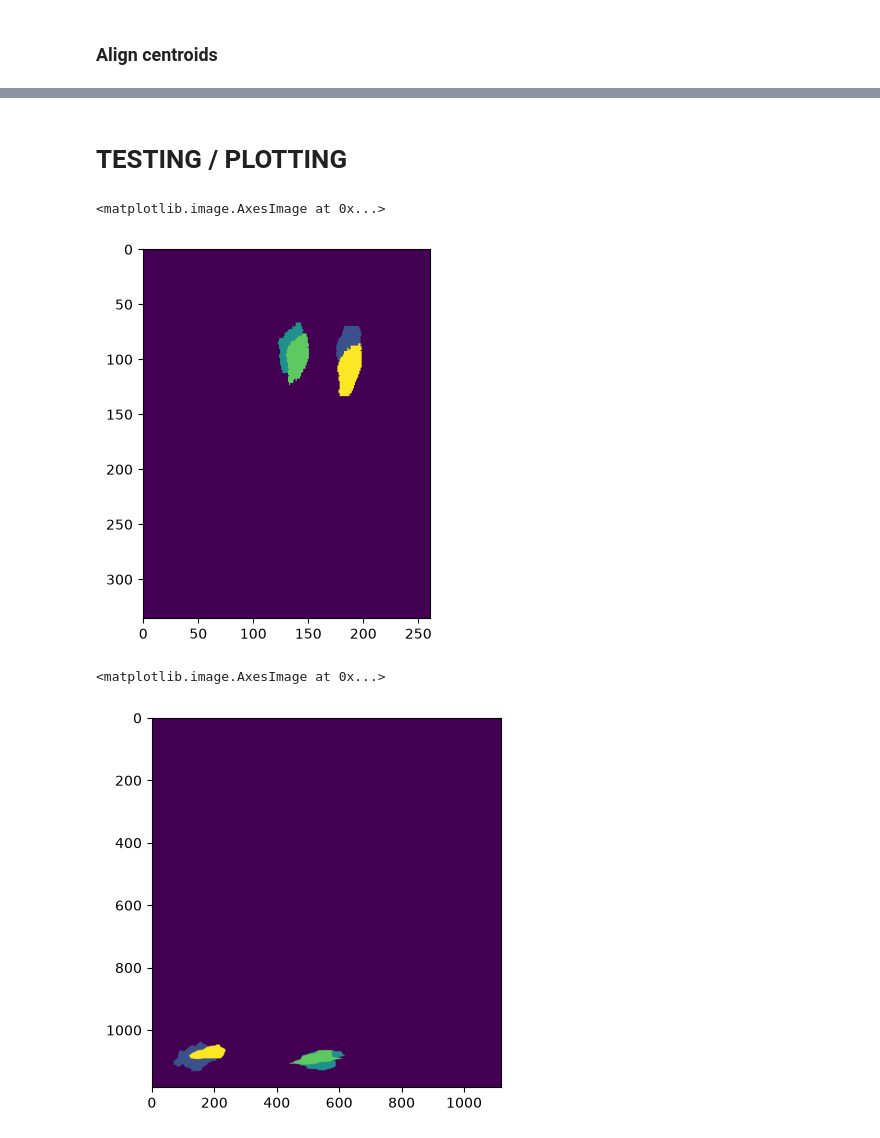
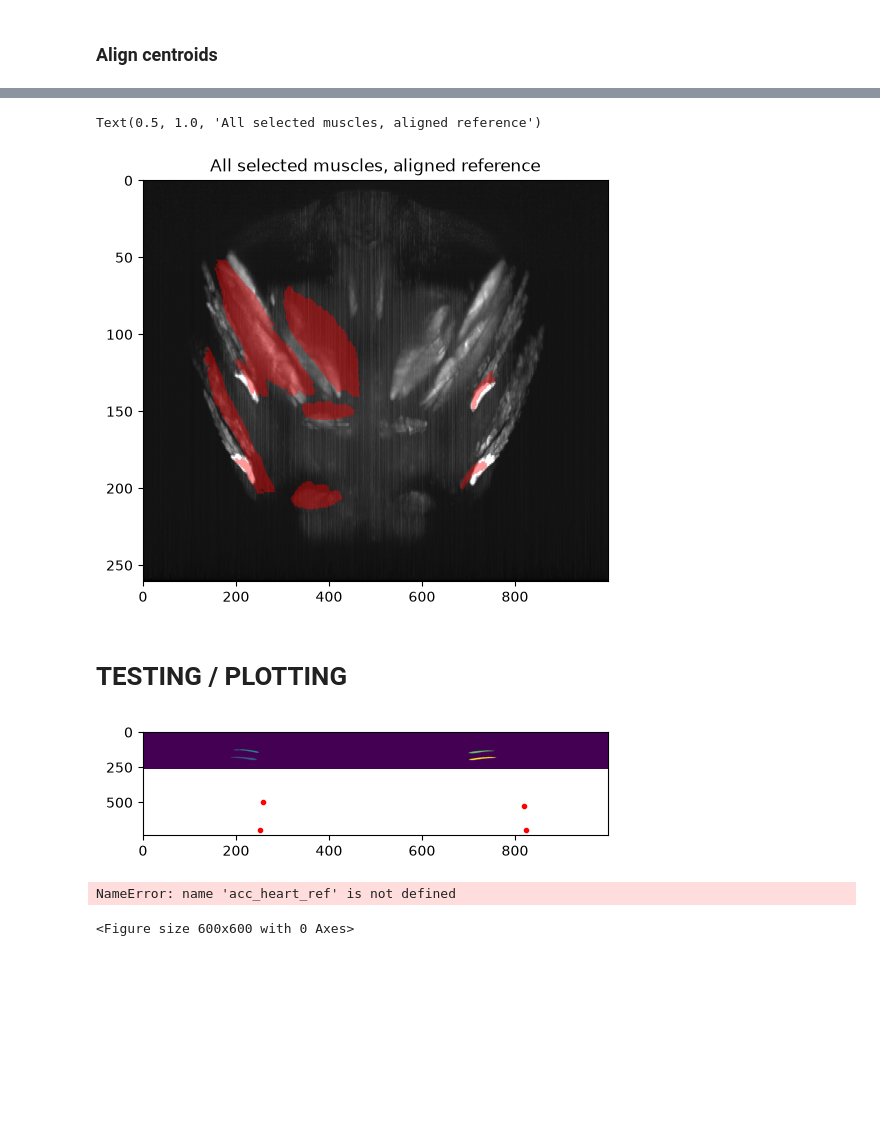
Before and after one commit to azmaite/Devel, a Jupyter notebook: Pupa_muscle_imaging/scape/MANUAL/align_acc_heart.ipynb, the cells around one changed output, grey strips where cells are left out. Cells and saved outputs as stored; diff of their text form; code cells hidden in the pictures; blank space fills up the shorter version.

Commit message:
Added functions to align centroids of accessory heart muscles from reference to real data. Working correctly, but fit not good enough. Co-coded with Claude

```diff
--- a/Pupa_muscle_imaging/scape/MANUAL/align_acc_heart.ipynb
+++ b/Pupa_muscle_imaging/scape/MANUAL/align_acc_heart.ipynb
@@ -36,7 +37,13 @@ selected_path = reference_path / 'meshes-selected'
 # Get std image for scape data (and aspect_ratio for plotting)
 std = load_proj(scape_path, 'std_image')
 voxel_sizes = load_voxel_size(scape_path)
-aspect_ratio_YX = load_aspect_ratio_YX(scape_path)
+axes_order = list(voxel_sizes.keys())
+
+aspect_ratio = [
+    voxel_sizes[others[0]] / voxel_sizes[others[1]]
+    for i, element in enumerate(axes_order)
+    for others in [axes_order[:i] + axes_order[i+1:]]
+]
 # %%
 # Load manual rois for accessory heart muscles (labels)
 acc_heart_manual = load_napari_rois(acc_heart_path)
@@ -44,10 +51,12 @@ acc_heart_manual_id = {'RM': 1, 'RF': 2, 'LF': 3, 'LM': 4}
 # %%
 # Load reference labels
 labels, id_to_name = load_labels(labels_path) # takes about 1 min
-# webknossos labels are indexed (x,y,z); reorder to match acc_heart_manual's
-# (z,y,x) axes: manual z <-> reference axis 1, manual y <-> reference axis 2,
-# manual x <-> reference axis 0
-labels = np.transpose(labels, (1, 2, 0))
+# webknossos labels are indexed (x,y,z); reorder to match manual (z,y,x) axes
+# (must reverse axis order, not permute (1,2,0) which gives (y,z,x)):
+labels = np.transpose(labels, (2, 1, 0))
+# two axes are inverted (point reflection) - so reverse
+labels = labels[::-1, ::-1, :]
+
 # select accessory heart muscles
 acc_heart_ref_id = {name[:2]: id for id, name in id_to_name.items() if 'heart' in name and 'p1' in name}
 # find the selected muscles (all files in the selected_path folder)
@@ -67,6 +76,9 @@ for leg, id in acc_heart_manual_id.items():
     coords_manual = np.argwhere(mask_manual)
     centroids_manual[leg] = coords_manual.mean(axis=0)
 
+    # correct manual centroids for aspect ratio
+    centroids_manual[leg] = centroids_manual[leg] * list(voxel_sizes[ax] for ax in axes_order)
+
     # reference centroids
     ref_id = acc_heart_ref_id[leg]
     mask_ref = labels == ref_id
@@ -79,22 +321,27 @@ for leg, id in acc_heart_manual_id.items():
+# %%
+# broader sanity check: do all the selected leg muscles (not just the
+# heart-muscle landmarks used to fit the transform) look anatomically
+# plausible against the SCAPE std projection?
+selected_ids = {int(muscle_id) for muscle_id in selected_muscles.values()}
+selected_mask = np.isin(labels_aligned, list(selected_ids))
+
+plt.figure(figsize=[6, 6])
+plt.imshow(std_proj, aspect=aspect_ratio[ax_proj], cmap='gray', vmax=80)
+overlay = np.ma.masked_equal(np.max(selected_mask, axis=ax_proj), 0)
+plt.imshow(overlay, aspect=aspect_ratio[ax_proj], cmap='autumn', alpha=0.4)
+plt.title('All selected muscles, aligned reference')
+# %% [output]
+Text(0.5, 1.0, 'All selected muscles, aligned reference')
+[figure, added]
 # %% [markdown]
 # TESTING / PLOTTING
 # %%
-temp = np.max(acc_heart_manual, axis=(2))
-plt.imshow(temp)#, aspect=aspect_ratio_YX)
-# for centroid in centroids_manual.values():
-#     plt.plot(centroid[2], centroid[1], 'ro', ms=3)
+ax = 0
+plt.figure(figsize=[6,6])
+temp = np.max(acc_heart_manual, axis=(ax))
+plt.imshow(temp, aspect=aspect_ratio[ax])
+axes = [n for n in [0,1,2] if not n == ax]
+for centroid in centroids_manual.values():
+    plt.plot(centroid[axes[1]], centroid[axes[0]], 'ro', ms=3)
 # %% [output]
-<matplotlib.image.AxesImage at 0x...>
-[figure, old version]
+[figure, new version]
-# %%
-# acc_heart_ref = np.zeros_like(labels, dtype=np.uint8)
-# for leg, id in acc_heart_ref_id.items():
-#     acc_heart_ref[labels == id] = acc_heart_manual_id[leg]
-
-plt.imshow(np.max(acc_heart_ref, axis=(2)))
-
-# for centroid in centroids_ref.values():
-#     plt.plot(centroid[2], centroid[1], 'ro', ms=3)
-# %% [output]
-<matplotlib.image.AxesImage at 0x...>
-[figure, removed]
@@ -103,0 +348,16 @@ plt.imshow(np.percentile(std, 99, axis=0), aspect=aspect_ratio_YX, vmin=5, vmax=
+# %%
+# ax = 2
+
+# acc_heart_ref = np.zeros_like(labels, dtype=np.uint8)
+# for leg, id in acc_heart_ref_id.items():
+#     acc_heart_ref[labels == id] = acc_heart_manual_id[leg]
+
+plt.figure(figsize=[6,6])
+temp = np.max(acc_heart_ref, axis=(ax))
+plt.imshow(temp)
+axes = [n for n in [0,1,2] if not n == ax]
+for centroid in centroids_ref.values():
+    plt.plot(centroid[axes[1]], centroid[axes[0]], 'o', ms=3)
+# %% [output]
+NameError: name 'acc_heart_ref' is not defined
+<Figure size 600x600 with 0 Axes>
```
Also changed, not shown: parts of 14 cells of this notebook.
